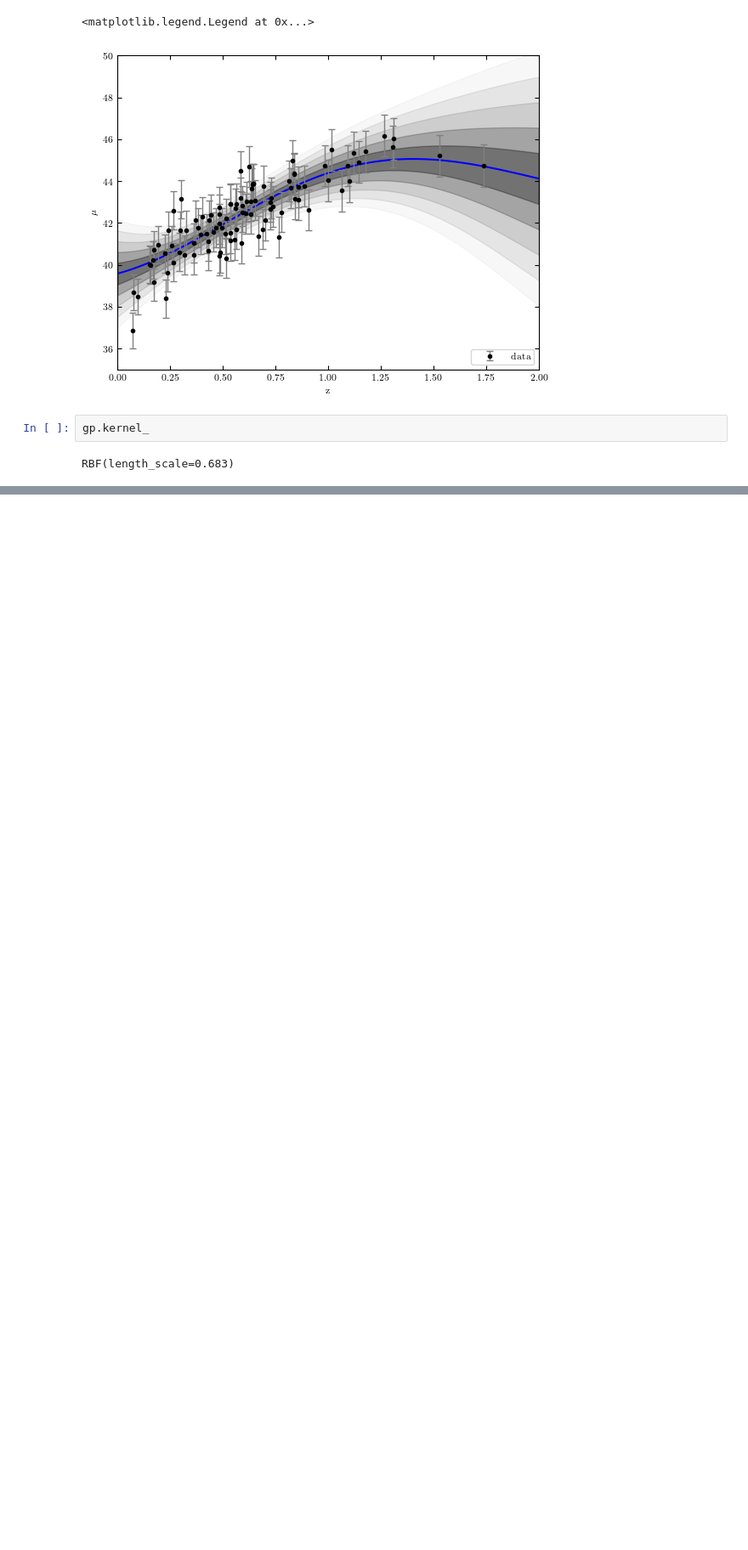
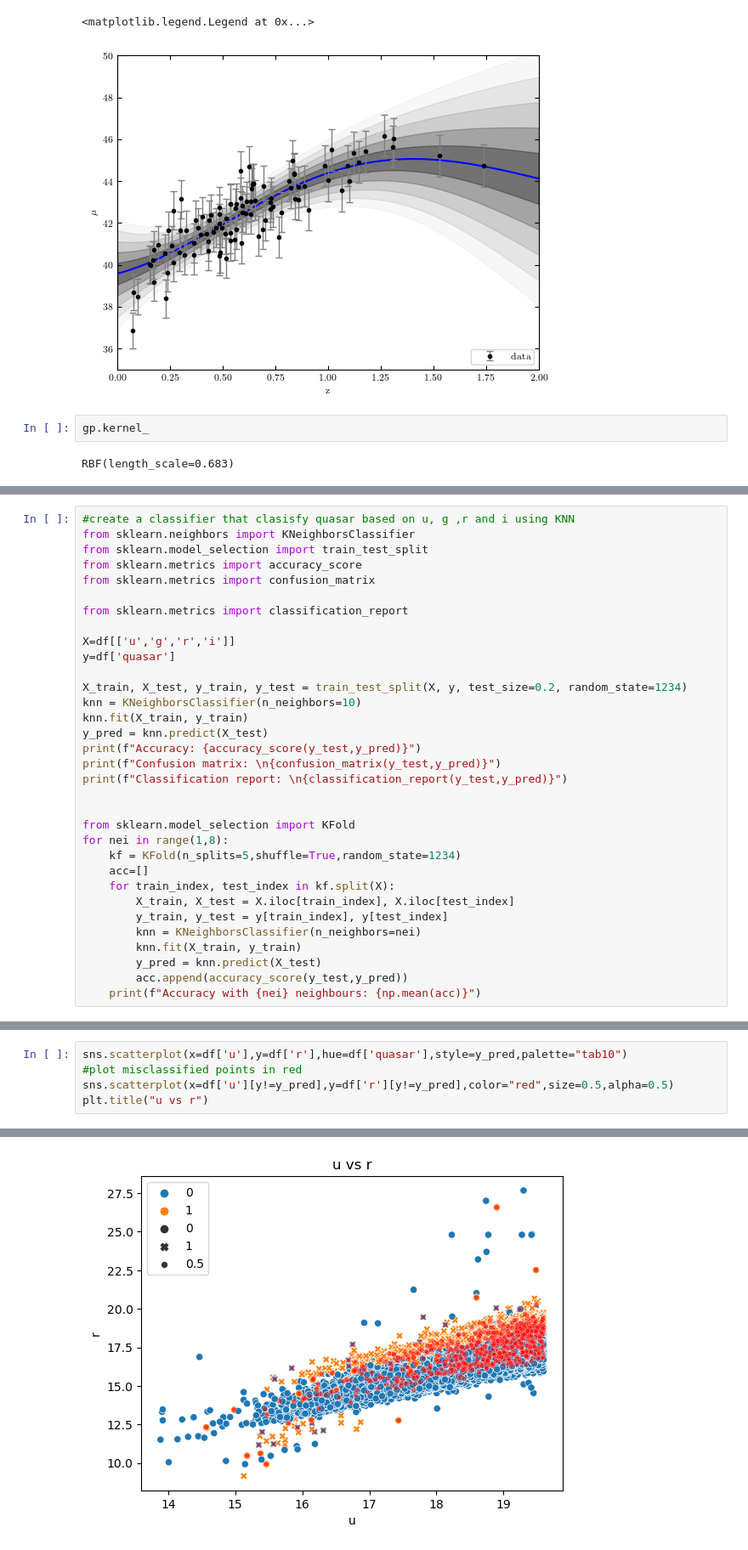
Before and after one commit to zavidos/astrostatistics_bicocca_2023, a Jupyter notebook: AstroStatsCoding.ipynb, the cells around one changed output, grey strips where cells are left out. Shown at 85% size. Saved outputs shown, nothing was run; the diff lists cells and outputs as text; blank space fills up the shorter version.

```diff
--- a/AstroStatsCoding.ipynb
+++ b/AstroStatsCoding.ipynb
@@ -946,0 +990,33 @@ RBF(length_scale=0.683)
+# %%
+#create a classifier that clasisfy quasar based on u, g ,r and i using KNN
+from sklearn.neighbors import KNeighborsClassifier
+from sklearn.model_selection import train_test_split
+from sklearn.metrics import accuracy_score
+from sklearn.metrics import confusion_matrix
+
+from sklearn.metrics import classification_report
+
+X=df[['u','g','r','i']]
+y=df['quasar']
+
+X_train, X_test, y_train, y_test = train_test_split(X, y, test_size=0.2, random_state=1234)
+knn = KNeighborsClassifier(n_neighbors=10)
+knn.fit(X_train, y_train)
+y_pred = knn.predict(X_test)
+print(f"Accuracy: {accuracy_score(y_test,y_pred)}")
+print(f"Confusion matrix: \n{confusion_matrix(y_test,y_pred)}")
+print(f"Classification report: \n{classification_report(y_test,y_pred)}")
+
+
+from sklearn.model_selection import KFold
+for nei in range(1,8):
+    kf = KFold(n_splits=5,shuffle=True,random_state=1234)
+    acc=[]
+    for train_index, test_index in kf.split(X):
+        X_train, X_test = X.iloc[train_index], X.iloc[test_index]
+        y_train, y_test = y[train_index], y[test_index]
+        knn = KNeighborsClassifier(n_neighbors=nei)
+        knn.fit(X_train, y_train)
+        y_pred = knn.predict(X_test)
+        acc.append(accuracy_score(y_test,y_pred))
+    print(f"Accuracy with {nei} neighbours: {np.mean(acc)}")
@@ -946,0 +1079,6 @@ RBF(length_scale=0.683)
+# %%
+sns.scatterplot(x=df['u'],y=df['r'],hue=df['quasar'],style=y_pred,palette="tab10")
+#plot misclassified points in red
+sns.scatterplot(x=df['u'][y!=y_pred],y=df['r'][y!=y_pred],color="red",size=0.5,alpha=0.5)
+plt.title("u vs r")
+# %% [output]
@@ -946,0 +1086 @@ RBF(length_scale=0.683)
+[figure, added]
```
Also changed, not shown: parts of 40 cells of this notebook.
